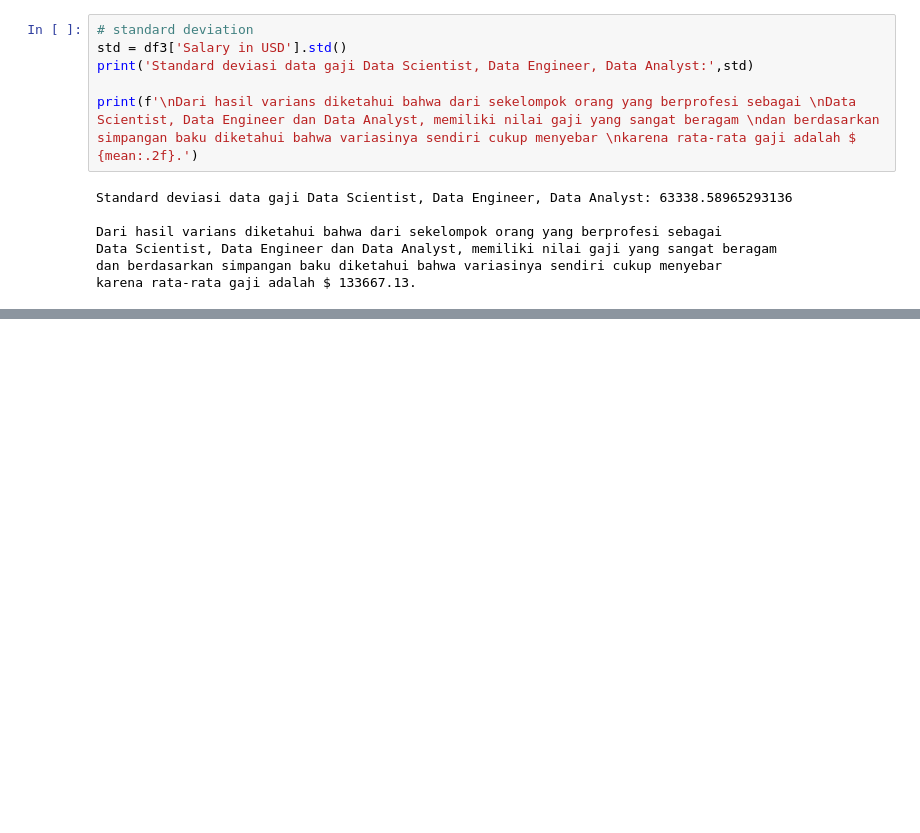
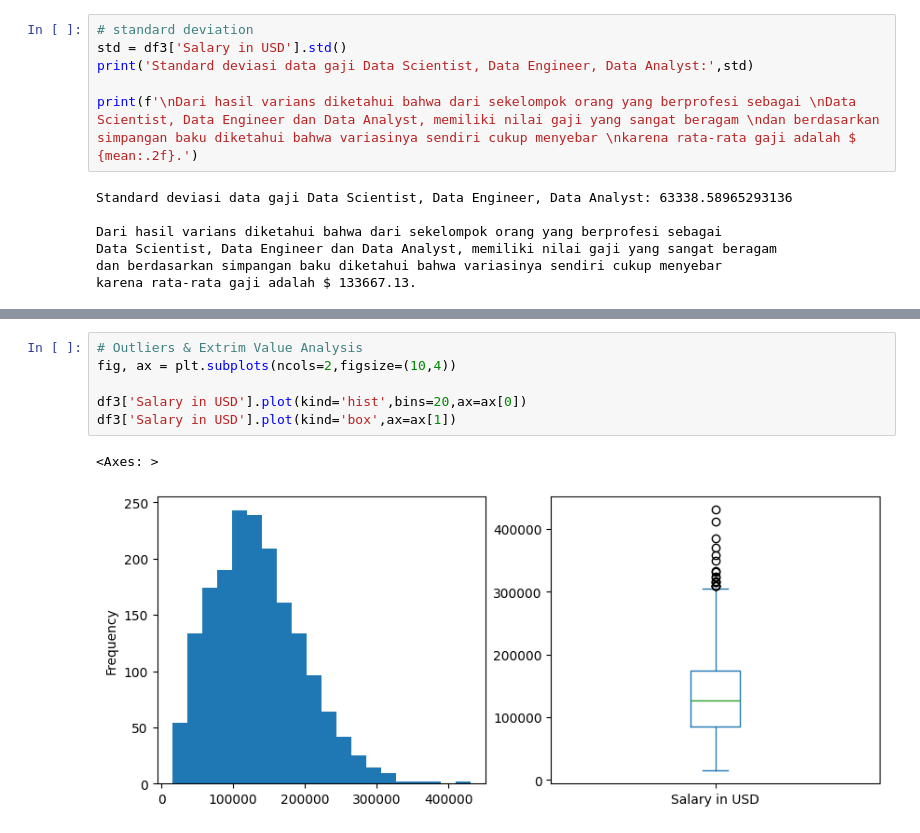
Before and after one commit to CODA-Assignment-Bay/p1-coda001-rmt-m2-lusitaniarc, a Jupyter notebook: P1M2_lusitania.ipynb, the cells around one changed output, grey strips where cells are left out. Cells and saved outputs as stored; diff of their text form; blank space fills up the shorter version.

```diff
--- a/P1M2_lusitania.ipynb
+++ b/P1M2_lusitania.ipynb
@@ -242,0 +338,9 @@ karena rata-rata gaji adalah $ 133667.13.
+# %%
+# Outliers & Extrim Value Analysis
+fig, ax = plt.subplots(ncols=2,figsize=(10,4))
+
+df3['Salary in USD'].plot(kind='hist',bins=20,ax=ax[0])
+df3['Salary in USD'].plot(kind='box',ax=ax[1])
+# %% [output]
+<Axes: >
+[figure, added]
```
Also changed, not shown: parts of 54 cells of this notebook, 2 other files.
